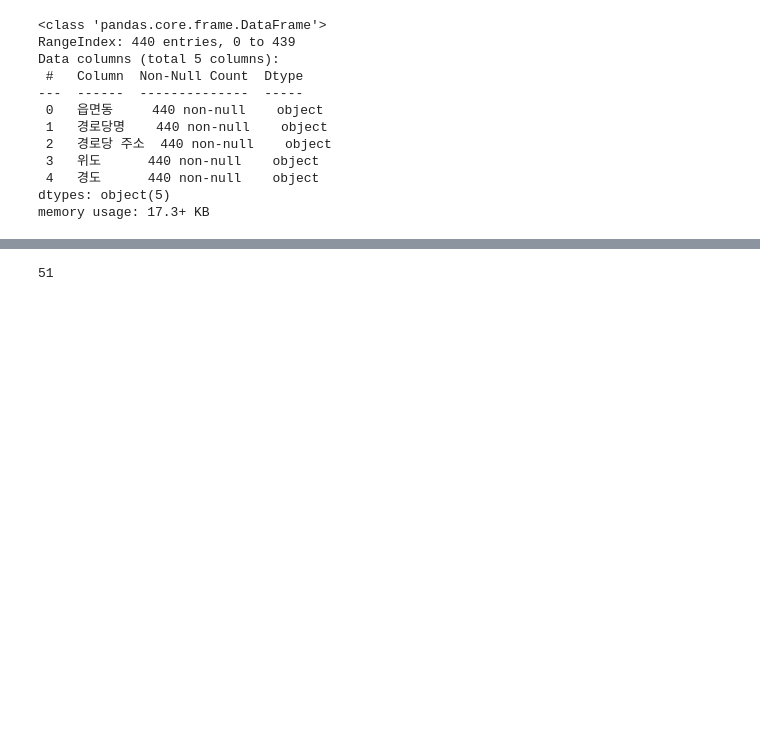
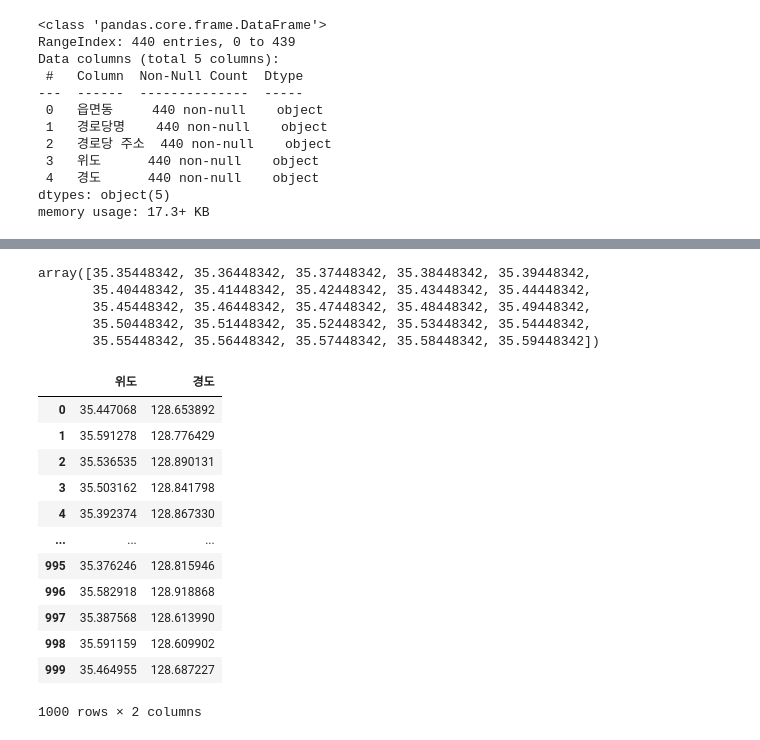
Before and after one commit to Jwainlee/Dwita, a Jupyter notebook: project3_1.ipynb, the cells around one changed output, grey strips where cells are left out. Cells and saved outputs as stored; diff of their text form; code cells hidden in the pictures; blank space fills up the shorter version.

```diff
--- a/project3_1.ipynb
+++ b/project3_1.ipynb
@@ -935,51 +941,42 @@ print('복지시설 1km 내에 있는 버스정류장은 평균 %2f개' %average
 # %%
-import numpy as np
-import pandas as pd
-from itertools import product
-from scipy.spatial import distance
-import folium
-
 # 가상의 데이터 생성 (랜덤한 좌표와 변수 값)
 np.random.seed(42)
-n_points = 100  # 격자점 개수
+n_points = 1000  # 격자점 개수
 variables = ['변수1', '변수2', '변수3', '변수4']
 data = {
-    '위도': np.random.uniform(35.4, 35.6, n_points),
-    '경도': np.random.uniform(128.6, 128.9, n_points)
+    '위도': np.random.uniform(35.35332407, 35.60361388, n_points),
+    '경도': np.random.uniform(128.5903056, 128.9337694, n_points)
 }
-for variable in variables:
-    data[variable] = np.random.randint(0, 100, n_points)
 
 df = pd.DataFrame(data)
 
 # 격자 생성 및 크기 설정
-grid_size = 0.02  # 격자 크기 (약 2km x 2km)
+grid_size = 0.01  # 격자 크기 (약 2km x 2km)
 min_lat, max_lat = df['위도'].min(), df['위도'].max()
 min_lon, max_lon = df['경도'].min(), df['경도'].max()
 lat_range = np.arange(min_lat, max_lat, grid_size)
 lon_range = np.arange(min_lon, max_lon, grid_size)
-
-# 격자별로 변수들의 가중치 계산
-grid_weights = []
-for lat, lon in product(lat_range, lon_range):
-    points_in_grid = df[(df['위도'] >= lat) & (df['위도'] < lat + grid_size) &
-                        (df['경도'] >= lon) & (df['경도'] < lon + grid_size)]
-
-    if len(points_in_grid) >= 3:  # 3개 이상의 변수를 포함하는 격자를 선택
-        total_weight = 0
-        for variable in variables:
-            total_weight += points_in_grid[variable].sum()  # 변수값을 가중치로 사용 (임의로 설정)
-        grid_weights.append((lat + grid_size / 2, lon + grid_size / 2, total_weight))
-
-# 가중치가 가장 큰 격자 선택
-best_grid = max(grid_weights, key=lambda x: x[2])
-
-# 결과 출력
-print("최적 입지 후보지: 위도 {:.6f}, 경도 {:.6f}, 가중치 {:.2f}".format(best_grid[0], best_grid[1], best_grid[2]))
-
-# 결과 시각화
-m = folium.Map(location=[best_grid[0], best_grid[1]], zoom_start=12)
-folium.Marker([best_grid[0], best_grid[1]], popup='최적 입지 후보지').add_to(m)
-m.save('optimal_location_map.html')
-# %% [output]
-51
+# %%
+lat_range
+# %% [output]
+array([35.35448342, 35.36448342, 35.37448342, 35.38448342, 35.39448342,
+       35.40448342, 35.41448342, 35.42448342, 35.43448342, 35.44448342,
+       35.45448342, 35.46448342, 35.47448342, 35.48448342, 35.49448342,
+       35.50448342, 35.51448342, 35.52448342, 35.53448342, 35.54448342,
+       35.55448342, 35.56448342, 35.57448342, 35.58448342, 35.59448342])
+# %%
+df
+# %% [output]
+|  | 위도 | 경도 |
+| 0 | 35.447068 | 128.653892 |
+| 1 | 35.591278 | 128.776429 |
+| 2 | 35.536535 | 128.890131 |
+| 3 | 35.503162 | 128.841798 |
+| 4 | 35.392374 | 128.867330 |
+| ... | ... | ... |
+| 995 | 35.376246 | 128.815946 |
+| 996 | 35.582918 | 128.918868 |
+| 997 | 35.387568 | 128.613990 |
+| 998 | 35.591159 | 128.609902 |
+| 999 | 35.464955 | 128.687227 |
+1000 rows × 2 columns
```
Also changed, not shown: parts of 11 cells of this notebook.
